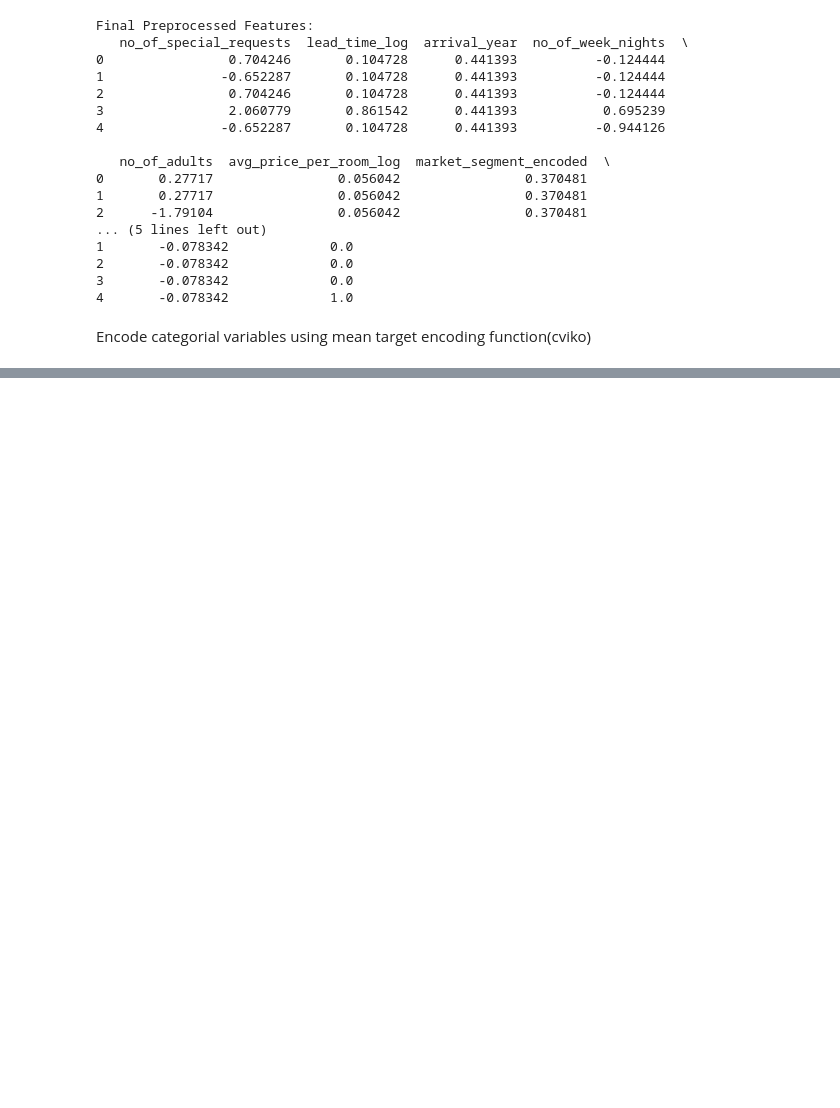
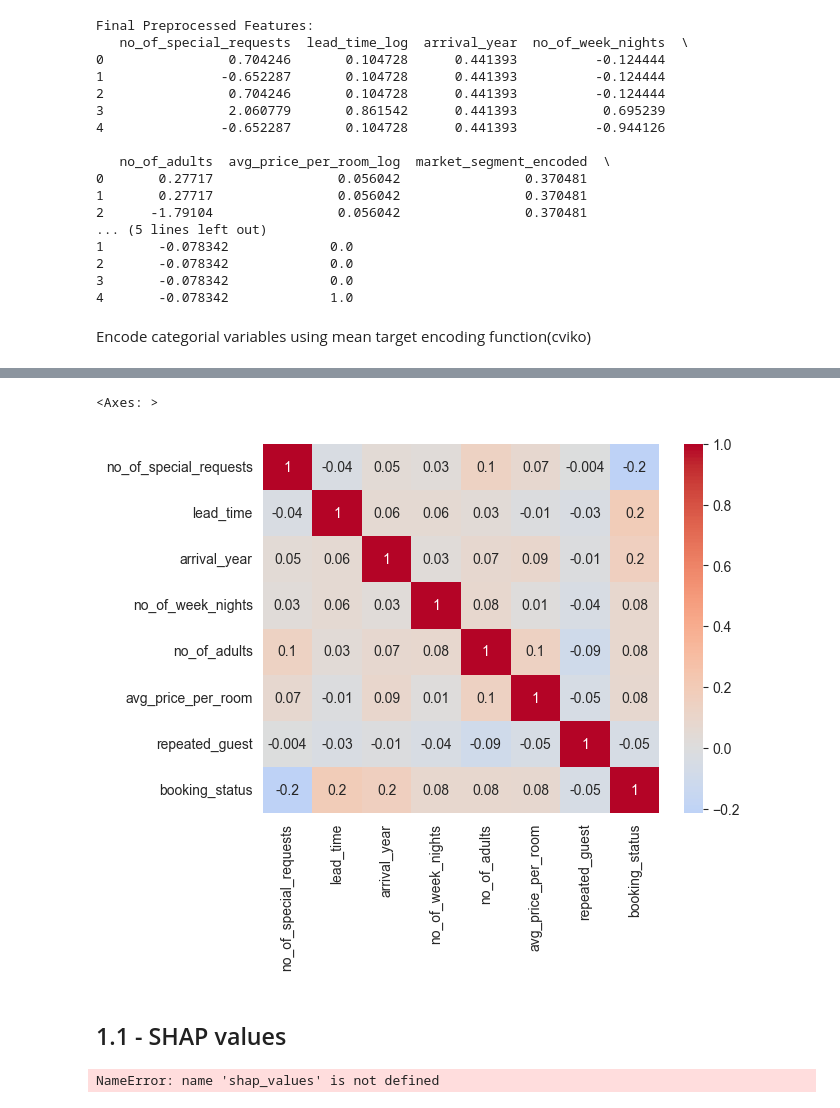
Before and after one commit to dajja-blip/data_science2_task2, a Jupyter notebook: Task1.ipynb, the cells around one changed output, grey strips where cells are left out. Saved outputs shown, nothing was run; the diff lists cells and outputs as text; code cells hidden in the pictures; blank space fills up the shorter version.

```diff
--- a/Task1.ipynb
+++ b/Task1.ipynb
@@ -410,0 +777,19 @@ print(halving_search.best_params_)
+# %%
+int_features = ['no_of_special_requests', 'lead_time', 'arrival_year',
+    'no_of_week_nights', 'no_of_adults', 'avg_price_per_room','repeated_guest',"booking_status"]
+corr_matrix = pd.DataFrame(df_imputed[int_features],columns = int_features).corr()
+
+sns.heatmap(corr_matrix,
+            cmap = "coolwarm",
+            center = 0,
+            annot = True,
+            fmt='.1g')
+# %% [output]
+<Axes: >
+[figure, added]
+# %% [markdown]
+## 1.1 - SHAP values
+# %%
+print(shap_values.feature_names)
+# %% [output]
+NameError: name 'shap_values' is not defined
```
Also changed, not shown: parts of 52 cells of this notebook.
